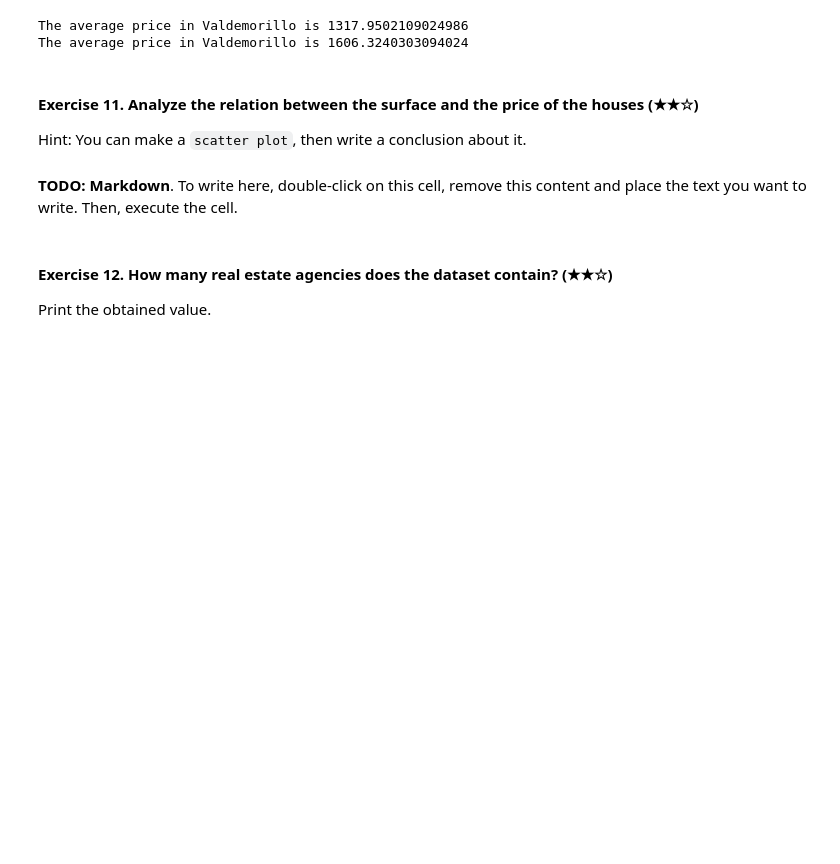
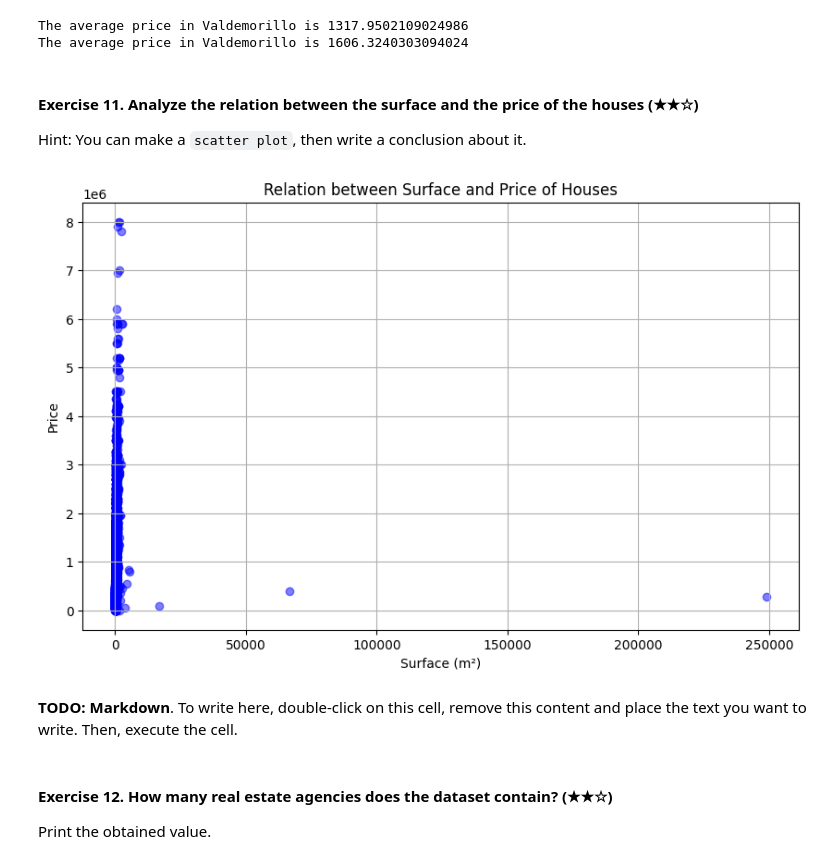
Before and after one commit to 4GeeksAcademy/realestate-datacleanup-exercise, a Jupyter notebook: project.ipynb, the cells around one changed output. Saved outputs shown, nothing was run; the diff lists cells and outputs as text; code cells hidden in the pictures; blank space fills up the shorter version.

```diff
--- a/project.ipynb
+++ b/project.ipynb
@@ -230,6 +230,19 @@ The average price in Valdemorillo is 1606.3240303094024
 Hint: You can make a `scatter plot`, then write a conclusion about it.
 # %%
 # TODO: Code
+
+import matplotlib.pyplot as plt
+
+# Crear el scatter plot
+plt.figure(figsize=(10, 6))
+plt.scatter(ds['surface'], ds['price'], alpha=0.5, c='blue')
+plt.xlabel('Surface (m²)')
+plt.ylabel('Price')
+plt.title('Relation between Surface and Price of Houses')
+plt.grid(True)
+plt.show()
+# %% [output]
+[figure, added]
 # %% [markdown]
 **TODO: Markdown**. To write here, double-click on this cell, remove this content and place the text you want to write. Then, execute the cell.
 # %% [markdown]
```
Also changed, not shown: parts of 3 cells of this notebook.
